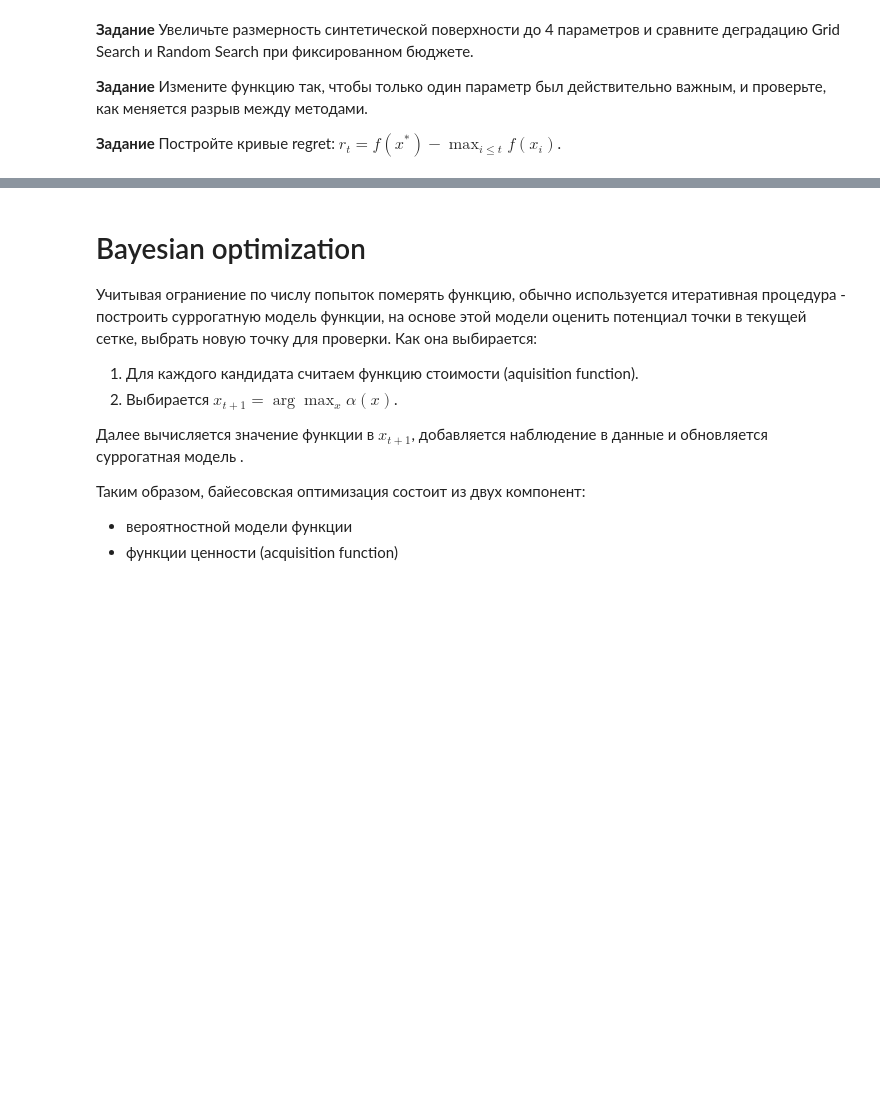
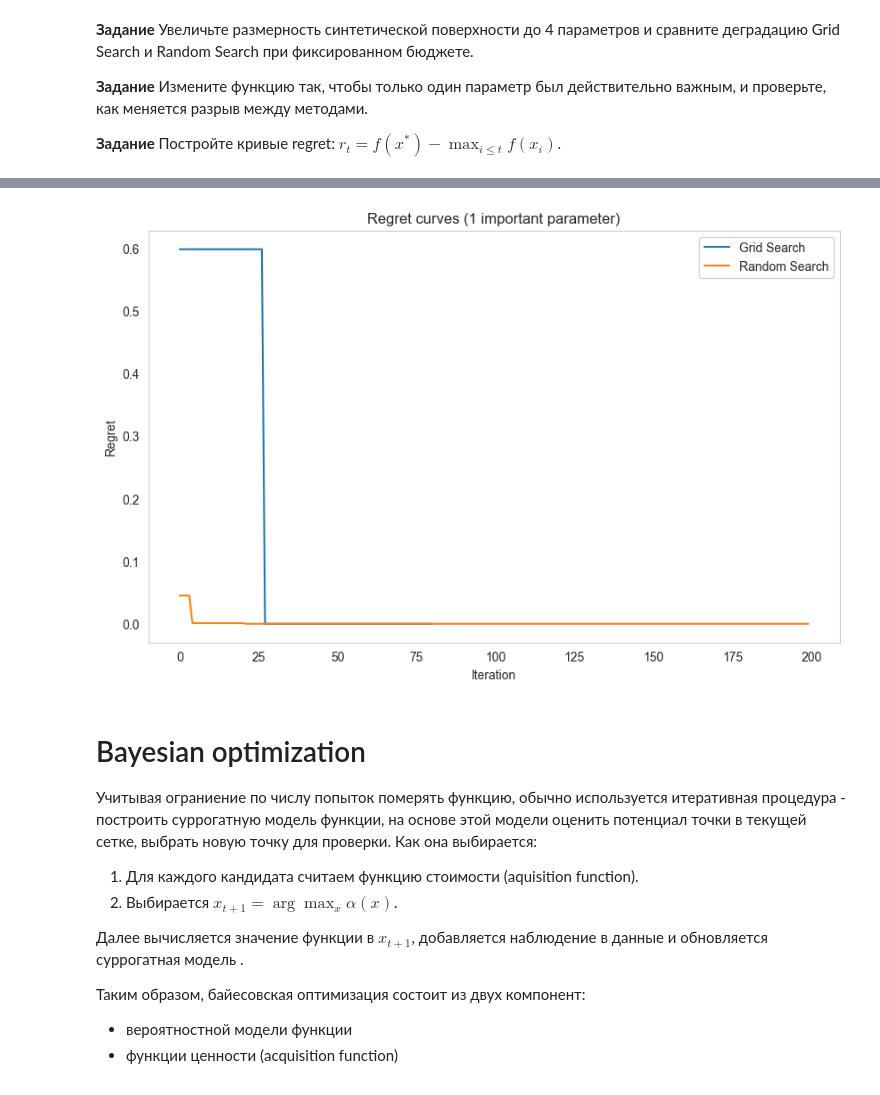
Before and after one commit to hysterria/spbu_ml_2026, a Jupyter notebook: notebooks/hyperparameter_optimization.ipynb, the cells around one changed output, grey strips where cells are left out. Saved outputs shown, nothing was run; the diff lists cells and outputs as text; code cells hidden in the pictures; blank space fills up the shorter version.

```diff
--- a/notebooks/hyperparameter_optimization.ipynb
+++ b/notebooks/hyperparameter_optimization.ipynb
@@ -127,3 +231,25 @@ plt.show()
+# %%
+grid_regret_1 = regret_curve(grid_scores_1)
+
+random_regret_1 = regret_curve(random_scores_1)
+
+plt.figure(figsize=(10,6))
+
+plt.plot(grid_regret_1, label="Grid Search")
+
+plt.plot(random_regret_1, label="Random Search")
+
+plt.xlabel("Iteration")
+plt.ylabel("Regret")
+plt.title("Regret curves (1 important parameter)")
+
+plt.legend()
+
+plt.grid()
+
+plt.show()
+# %% [output]
+[figure, added]
 # %% [markdown]
 # Bayesian optimization
 
```
Also changed, not shown: parts of 3 cells of this notebook.
